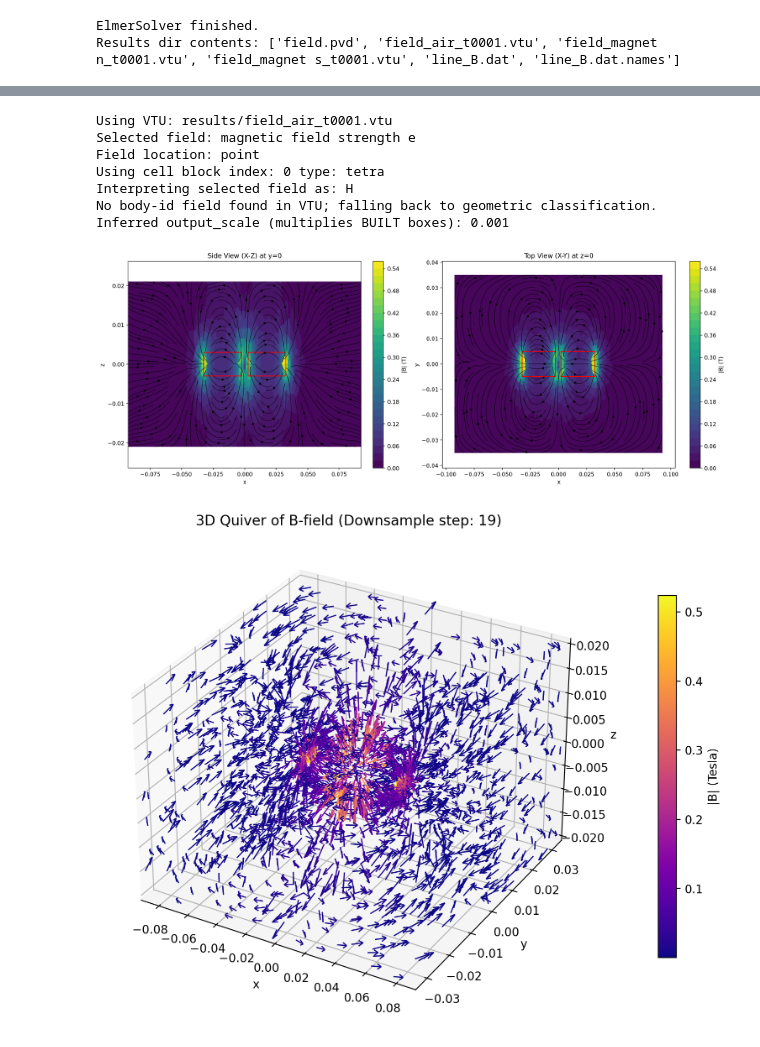
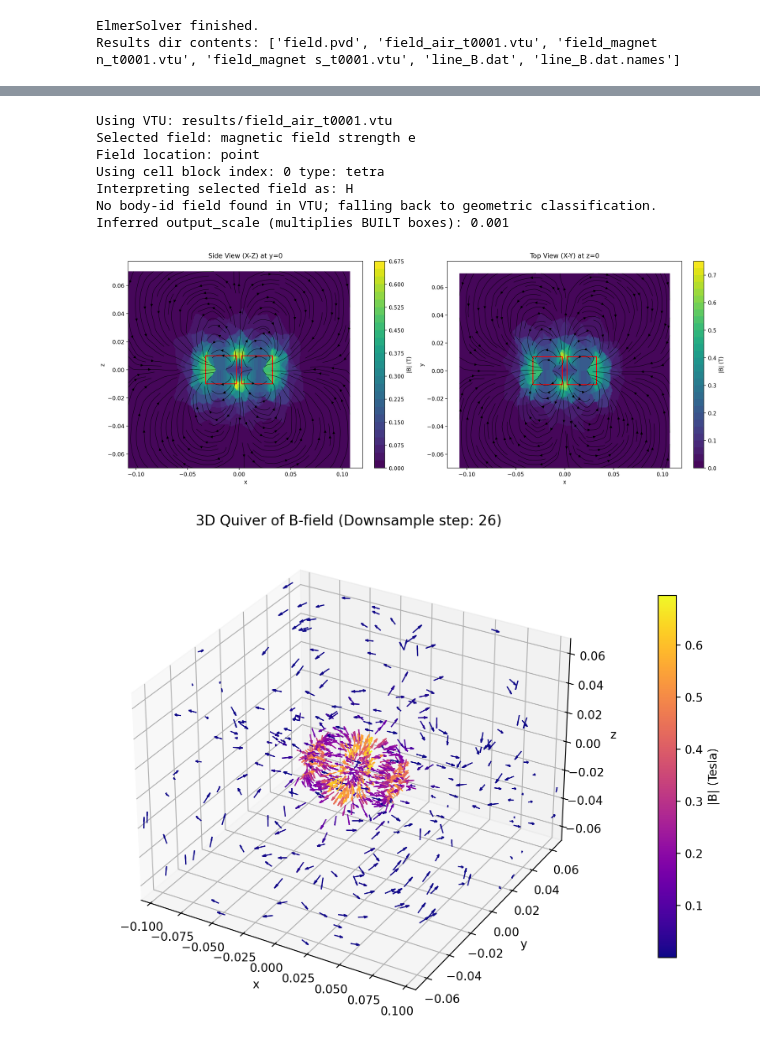
Before and after one commit to OJB-Quantum/Cool-Mesh-Files, a Jupyter notebook: Google Colab Notebooks/Two_Bar_Magnets_Solved_with_Elmer_in_Colab.ipynb, the cells around one changed output, grey strips where cells are left out. Cells and saved outputs as stored; diff of their text form; code cells hidden in the pictures.

```diff
--- a/Google Colab Notebooks/Two_Bar_Magnets_Solved_with_Elmer_in_Colab.ipynb
+++ b/Google Colab Notebooks/Two_Bar_Magnets_Solved_with_Elmer_in_Colab.ipynb
@@ -90,23 +108,27 @@ plt.rcParams.update({
 PARAMS: Dict[str, Any] = {
     # --- Geometry (millimeters) ---
     "Lm": 30.0,
-    "Wm": 10.0,
-    "Hm": 6.0,
+    "Wm": 20.0,  # Increased from 10 to 20
+    "Hm": 20.0,  # Increased from 6 to 20
     "gap": 5.0,
-    "pad_x_mult": 2.0,
+    "pad_x_mult": 2.5,  # Increased padding
     "pad_y_mult": 3.0,
     "pad_z_mult": 3.0,
 
     # --- Mesh sizes (millimeters) ---
-    "lc_edge_mag": 0.6,
-    "lc_surf_mag": 1.2,
-    "lc_edge_air": 2.0,
-    "lc_far": 4.5,
+    "lc_edge_mag": 0.2,   # Finest mesh at corners
+    "lc_surf_mag": 0.8,   # Dense mesh on faces
+    "lc_edge_air": 1.2,   # Base size at magnet surface
+    "lc_far": 14.0,       # Target max size at boundary
 
     # --- Distance scales (millimeters) ---
-    "d_edge_mag": 3.0,
-    "d_surf_mag": 6.0,
-    "d_edge_air": 10.0,
+    "d_edge_mag": 2.0,    # 2mm buffer
+    "d_surf_mag": 5.0,    # 5mm buffer
+
+    # EXPONENTIAL SCALE LENGTH (millimeters)
+    # Calculated previously as ~0.0091m -> 9.1mm
+    # Size(d) = 1.2 * exp( distance / 9.1 )
+    "d_edge_air": 9.1,
 
     # --- Logging ---
     "gmsh_verbosity": 2,
@@ -132,6 +154,8 @@ PARAMS: Dict[str, Any] = {
     "LINEAR_TOL": 1.0e-8,
 
     # --- SaveLine probe (mesh coordinates, i.e., mm) ---
+    # NOTE: You might want to adjust these to cover the full geometry
+    # currently set to +/- 0.2mm (very small center spot)
     "LINE_X0": -0.2,
     "LINE_X1": +0.2,
     "LINE_Y": 0.0,
@@ -143,7 +167,7 @@ PARAMS: Dict[str, Any] = {
     "GRID_NX": 240,
     "GRID_NZ": 200,
     "VEC_DOWNSAMPLE": 10,
-    "PREVIEW_MAX_FACES": 25000,
+    "PREVIEW_MAX_FACES": 50000, # Updated to 50k as requested
 }
 # %%
 # Colab cell 4: mesh generation utilities (from your working script, refactored into this notebook)
@@ -1991,7 +2015,7 @@ Using cell block index: 0 type: tetra
 Interpreting selected field as: H
 No body-id field found in VTU; falling back to geometric classification.
 Inferred output_scale (multiplies BUILT boxes): 0.001
-[figure, old version]
+[figure, new version]
 # %%
 # Colab cell 12: 3D quiver with color gradient and density control
 
@@ -1999,7 +2023,7 @@ from matplotlib import cm
 from matplotlib.colors import Normalize
 
 # 1. Fix Density: Target a maximum number of arrows to prevent clutter
-target_arrows = 2000
+target_arrows = 800
 n_total = cent_air.shape[0]
 # Use the larger of the user param or our calculated stride
 ds_param = int(PARAMS.get("VEC_DOWNSAMPLE", 1))
@@ -2027,34 +2051,34 @@ ax = fig.add_subplot(111, projection="3d")
 ax.set_title(f"3D Quiver of B-field (Downsample step: {ds})")
 
 # 3. Plot Quiver with Colors
 # length defines the length of the arrows in axes coordinate space
 q = ax.quiver(
     cent_ds[:, 0], cent_ds[:, 1], cent_ds[:, 2],
     B_ds[:, 0], B_ds[:, 1], B_ds[:, 2],
     colors=colors,
     length=0.03 * max(xmax-xmin, ymax-ymin, zmax-zmin), # Scale length relative to domain
     normalize=True, # Arrows same size to show direction clearly; color shows magnitude
     arrow_length_ratio=0.4,
     linewidth=1
 )
 
 ax.set_xlabel("x")
 ax.set_ylabel("y")
 ax.set_zlabel("z")
 
 ax.set_xlim(xmin, xmax)
 ax.set_ylim(ymin, ymax)
 ax.set_zlim(zmin, zmax)
 
 # 4. Add Colorbar
 mappable = cm.ScalarMappable(norm=norm, cmap=cmap)
 mappable.set_array(B_mag)
 cbar = plt.colorbar(mappable, ax=ax, shrink=0.7, pad=0.1)
 cbar.set_label("|B| (Tesla)")
 
 plt.show()
 # %% [output]
-[figure, old version]
+[figure, new version]
 # %%
 # Colab cell 13: Export 3D data to ParaView (.vtu)
 
```
Also changed, not shown: parts of 7 cells of this notebook.
